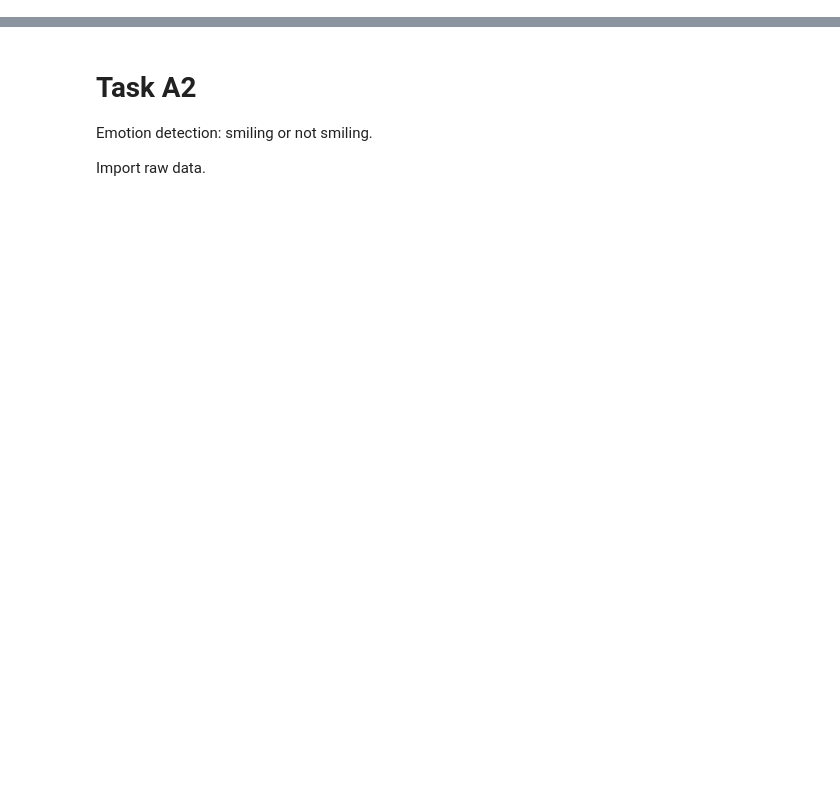
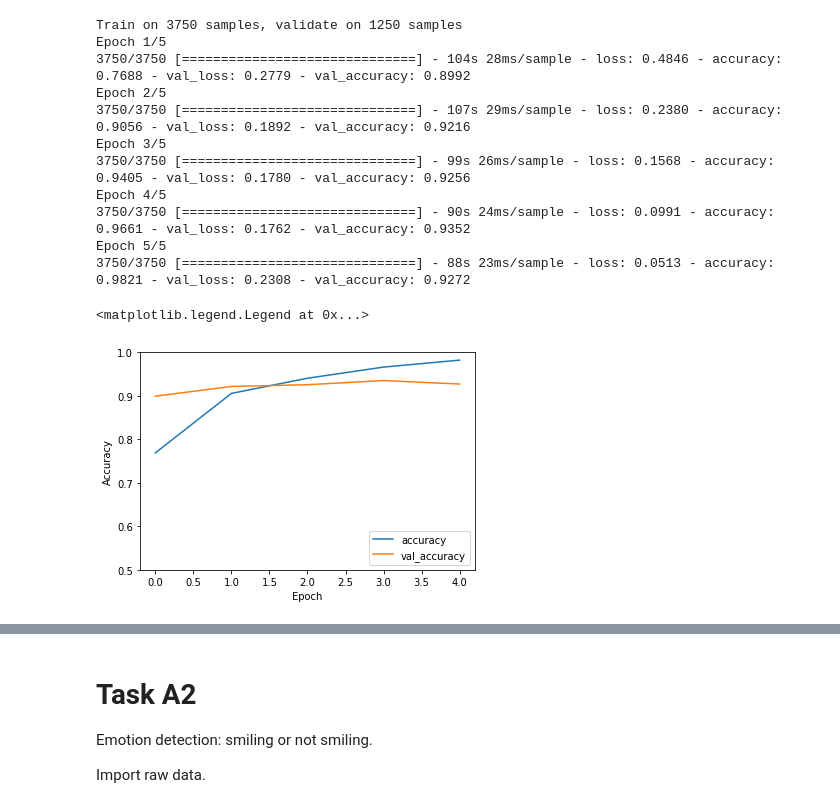
Before and after one commit to KonradChlupka/AMLSassignment19_20, a Jupyter notebook: AMLS_19-20_SN16076397/main_jupyter.ipynb, the cells around one changed output, grey strips where cells are left out. Saved outputs shown, nothing was run; the diff lists cells and outputs as text; code cells hidden in the pictures; blank space fills up the shorter version.

```diff
--- a/AMLS_19-20_SN16076397/main_jupyter.ipynb
+++ b/AMLS_19-20_SN16076397/main_jupyter.ipynb
@@ -58,6 +272,5 @@ Train and test the model.
 # %%
-a1_model = sklearn.svm.SVC(kernel="linear")
-
-a1_model.fit(a1_X_train, a1_y_train["gender"])
-
-sklearn.metrics.accuracy_score(a1_y_validation["gender"], a1_model.predict(a1_X_validation))
+a1_svm_pixels = sklearn.svm.SVC(C=1.0, kernel="poly")
+a1_svm_pixels.fit(flatten_examples(a1_X_train_images), a1_y_train)
+a1_pred_svm_pixels_validation = a1_svm_pixels.predict(flatten_examples(a1_X_validation_images))
+sklearn.metrics.accuracy_score(a1_y_validation, a1_pred_svm_pixels_validation)
@@ -63,0 +281,12 @@ sklearn.metrics.accuracy_score(a1_y_validation["gender"], a1_model.predict(a1_X_
+# %%
+a1_model = tf.keras.models.Sequential()
+a1_model.add(tf.keras.layers.Conv2D(32, (3, 3), activation='relu', input_shape=(218, 178, 3)))
+a1_model.add(tf.keras.layers.MaxPooling2D((2, 2)))
+a1_model.add(tf.keras.layers.Conv2D(64, (3, 3), activation='relu'))
+a1_model.add(tf.keras.layers.MaxPooling2D((2, 2)))
+a1_model.add(tf.keras.layers.Conv2D(64, (3, 3), activation='relu'))
+a1_model.add(tf.keras.layers.Flatten())
+a1_model.add(tf.keras.layers.Dense(64, activation='relu'))
+a1_model.add(tf.keras.layers.Dense(2, activation='softmax'))
+
+a1_model.summary()
@@ -63,0 +311,32 @@ sklearn.metrics.accuracy_score(a1_y_validation["gender"], a1_model.predict(a1_X_
+# %%
+a1_model.compile(
+    optimizer="adam", loss="sparse_categorical_crossentropy", metrics=["accuracy"]
+)
+
+history = a1_model.fit(
+    a1_X_train_images,
+    a1_y_train,
+    epochs=5,
+    validation_data=(a1_X_validation_images, a1_y_validation),
+)
+
+plt.plot(history.history["accuracy"], label="accuracy")
+plt.plot(history.history["val_accuracy"], label="val_accuracy")
+plt.xlabel("Epoch")
+plt.ylabel("Accuracy")
+plt.ylim([0.5, 1])
+plt.legend(loc="lower right")
+# %% [output]
+Train on 3750 samples, validate on 1250 samples
+Epoch 1/5
+3750/3750 [==============================] - 104s 28ms/sample - loss: 0.4846 - accuracy: 0.7688 - val_loss: 0.2779 - val_accuracy: 0.8992
+Epoch 2/5
+3750/3750 [==============================] - 107s 29ms/sample - loss: 0.2380 - accuracy: 0.9056 - val_loss: 0.1892 - val_accuracy: 0.9216
+Epoch 3/5
+3750/3750 [==============================] - 99s 26ms/sample - loss: 0.1568 - accuracy: 0.9405 - val_loss: 0.1780 - val_accuracy: 0.9256
+Epoch 4/5
+3750/3750 [==============================] - 90s 24ms/sample - loss: 0.0991 - accuracy: 0.9661 - val_loss: 0.1762 - val_accuracy: 0.9352
+Epoch 5/5
+3750/3750 [==============================] - 88s 23ms/sample - loss: 0.0513 - accuracy: 0.9821 - val_loss: 0.2308 - val_accuracy: 0.9272
+<matplotlib.legend.Legend at 0x...>
+[figure, added]
```
Also changed, not shown: parts of 43 cells of this notebook, 1 other file.
